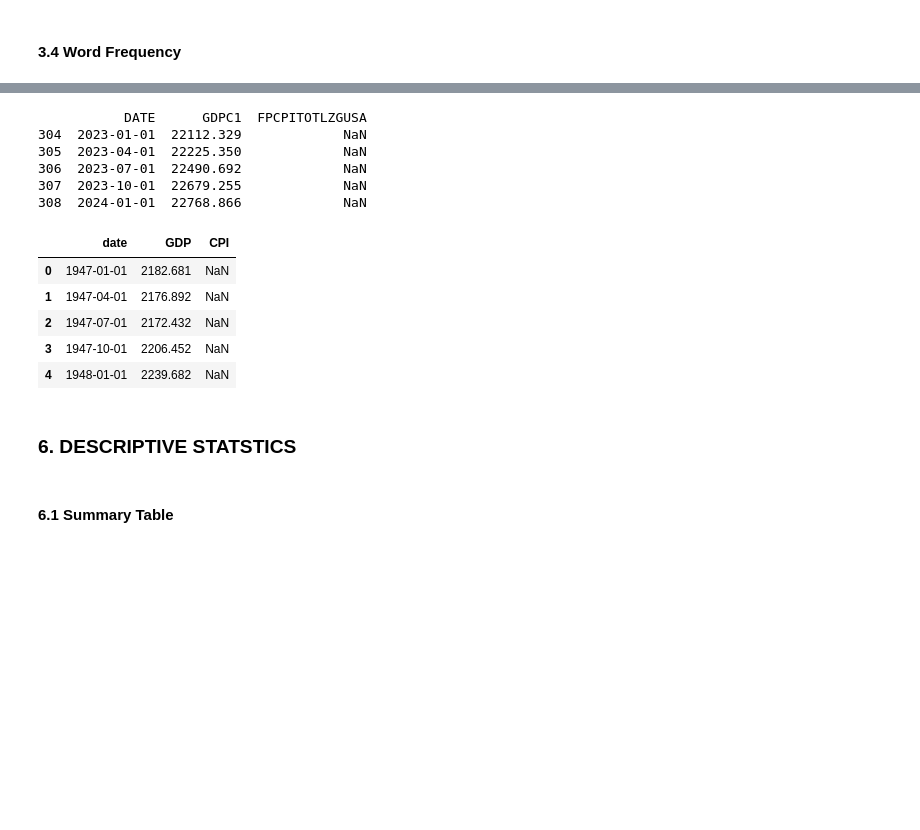
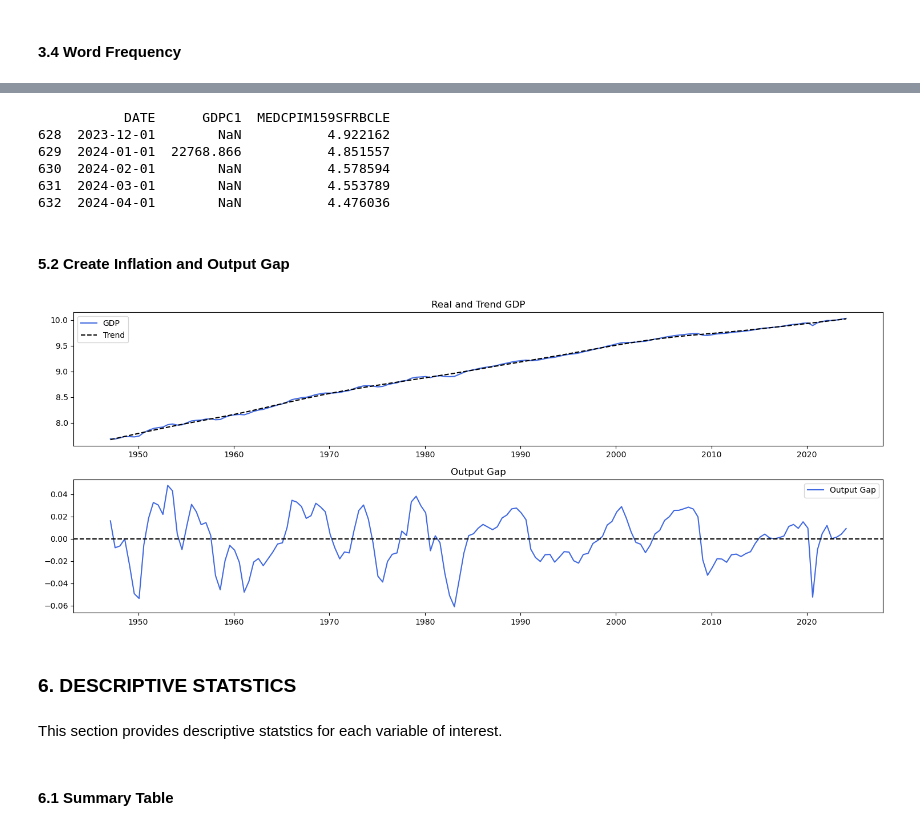
Before and after one commit to EliaLand/ECB-text-score-software, a Jupyter notebook: FED_text_score_software.ipynb, the cells around one changed output, grey strips where cells are left out. Saved outputs shown, nothing was run; the diff lists cells and outputs as text; code cells hidden in the pictures; blank space fills up the shorter version.

Commit message:
Macro Variables and More Formatting

```diff
--- a/FED_text_score_software.ipynb
+++ b/FED_text_score_software.ipynb
@@ -230,7 +268,7 @@ Requirement already satisfied: six>=1.5 in c:\users\jessi\miniconda3\envs\econ\l
 # %%
 # Grab data using FredReader
-data = fred.FredReader(symbols=['GDPC1',
-                                'FPCPITOTLZGUSA'],
+data = fred.FredReader(symbols=['GDPC1', #real GDP, $USb, quarterly, SA
+                                'MEDCPIM159SFRBCLE'], #CPI, yearly change, quarterly, SA
                        start='1900-01-01',
                        end=None).read()
 
@@ -243,25 +281,65 @@ df_macro_vars = pd.read_csv('macro_vars.csv')
 # Check data has imported correctly
 print(df_macro_vars.tail())
 # %% [output]
-           DATE      GDPC1  FPCPITOTLZGUSA
-304  2023-01-01  22112.329             NaN
-305  2023-04-01  22225.350             NaN
-306  2023-07-01  22490.692             NaN
-307  2023-10-01  22679.255             NaN
-308  2024-01-01  22768.866             NaN
+           DATE      GDPC1  MEDCPIM159SFRBCLE
+628  2023-12-01        NaN           4.922162
+629  2024-01-01  22768.866           4.851557
+630  2024-02-01        NaN           4.578594
+631  2024-03-01        NaN           4.553789
+632  2024-04-01        NaN           4.476036
 # %%
-# Assuming df_vars is your DataFrame
+# Create a list to rename variables
 new_column_names = ['date', 'GDP', 'CPI']
 
 # Rename the columns
 df_macro_vars = df_macro_vars.rename(columns=dict(zip(df_macro_vars.columns, new_column_names)))
-df_macro_vars.head(5)
-# %% [output]
-|  | date | GDP | CPI |
-| 0 | 1947-01-01 | 2182.681 | NaN |
-| 1 | 1947-04-01 | 2176.892 | NaN |
-| 2 | 1947-07-01 | 2172.432 | NaN |
-| 3 | 1947-10-01 | 2206.452 | NaN |
-| 4 | 1948-01-01 | 2239.682 | NaN |
+# %%
+# Set date as datetime format and set as index
+df_macro_vars['date'] = pd.to_datetime(df_macro_vars['date'])
+df_macro_vars.set_index('date', inplace=True)
+
+# Convert data to semi-annual basis, consistent with textual data
+GDP = df_macro_vars['GDP'].resample('6M').mean()
+CPI = df_macro_vars['CPI'].resample('6M').mean()
+
+# Create new dataframe, with macro data on semi-annual basis
+df_macro_vars = pd.DataFrame({'GDP': GDP, 'CPI': CPI})
+
+# Convert GDP to log level
+df_macro_vars['GDP'] = np.log(df_macro_vars['GDP'])
+
+# Remove final observation as no GDP data
+df_macro_vars = df_macro_vars[df_macro_vars.index != pd.to_datetime('2024-07-31')]
+# %% [markdown]
+#### 5.2 Create Inflation and Output Gap
+# %%
+# Create inflation gap, 2 represents 2% inflation target of the Fed
+df_macro_vars['CPI_gap'] = df_macro_vars['CPI'] - 2
+
+# Apply the HP filter to the 'GDP' column with the adjusted lambda value
+cycle, trend = sm.tsa.filters.hpfilter(df_macro_vars['GDP'], lamb= 1600)
+
+# Calculate the GDP gap
+df_macro_vars['GDP_gap'] = df_macro_vars['GDP'] - trend
+# %%
+# Visualise Output Gap
+plt.figure(figsize=(15, 6))
+
+plt.subplot(2, 1, 1)
+plt.plot(df_macro_vars.index, df_macro_vars['GDP'], label='GDP', color = 'royalblue')
+plt.plot(df_macro_vars.index, trend, label='Trend', linestyle='--', color='black')
+plt.title('Real and Trend GDP')
+plt.legend()
+
+plt.subplot(2, 1, 2)
+plt.plot(df_macro_vars.index, df_macro_vars['GDP_gap'], label='Output Gap', color='royalblue')
+plt.axhline(0, linestyle='--', color='black')  # Adding zero line for reference
+plt.title('Output Gap')
+plt.legend()
+
+plt.tight_layout()
+plt.show()
+# %% [output]
+[figure, added]
 # %% [markdown]
 ### **6. DESCRIPTIVE STATSTICS**
@@ -270,3 +346,5 @@ This section does...
+# %% [markdown]
+This section provides descriptive statstics for each variable of interest.
 # %% [markdown]
 #### 6.1 Summary Table
 # %% [markdown]
```
Also changed, not shown: parts of 26 cells of this notebook, 1 other file.
